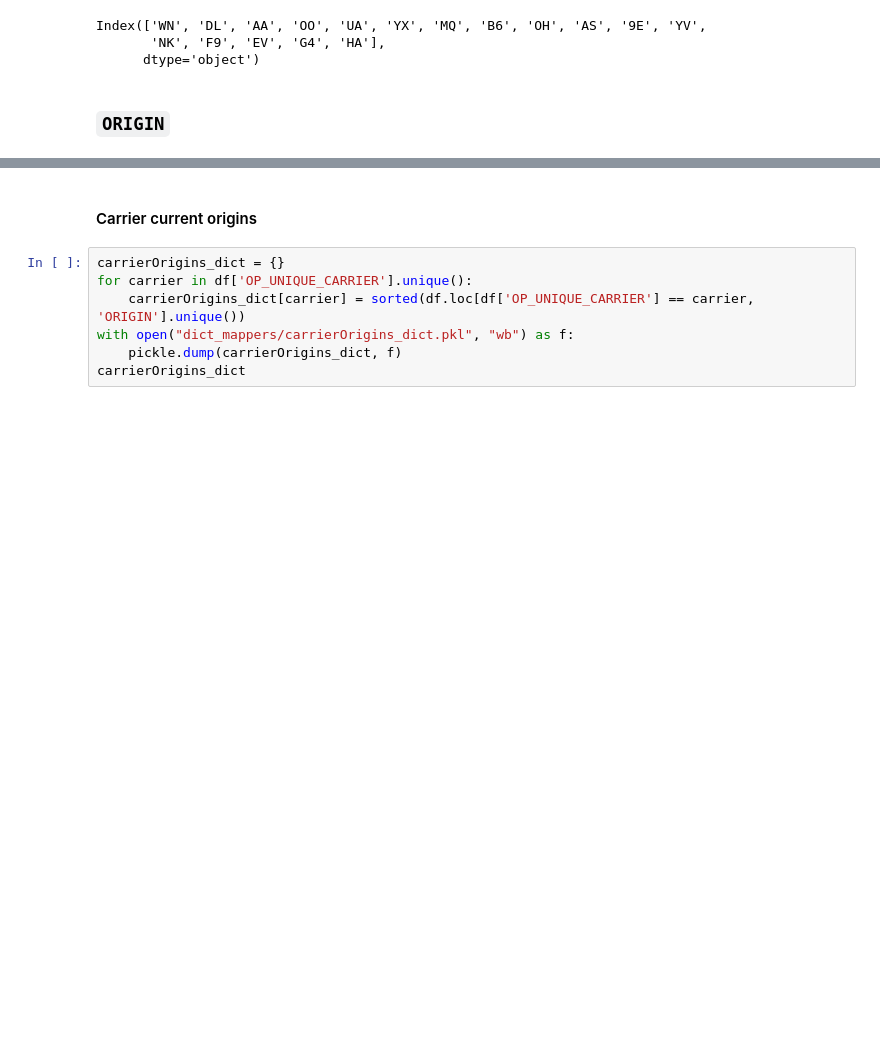
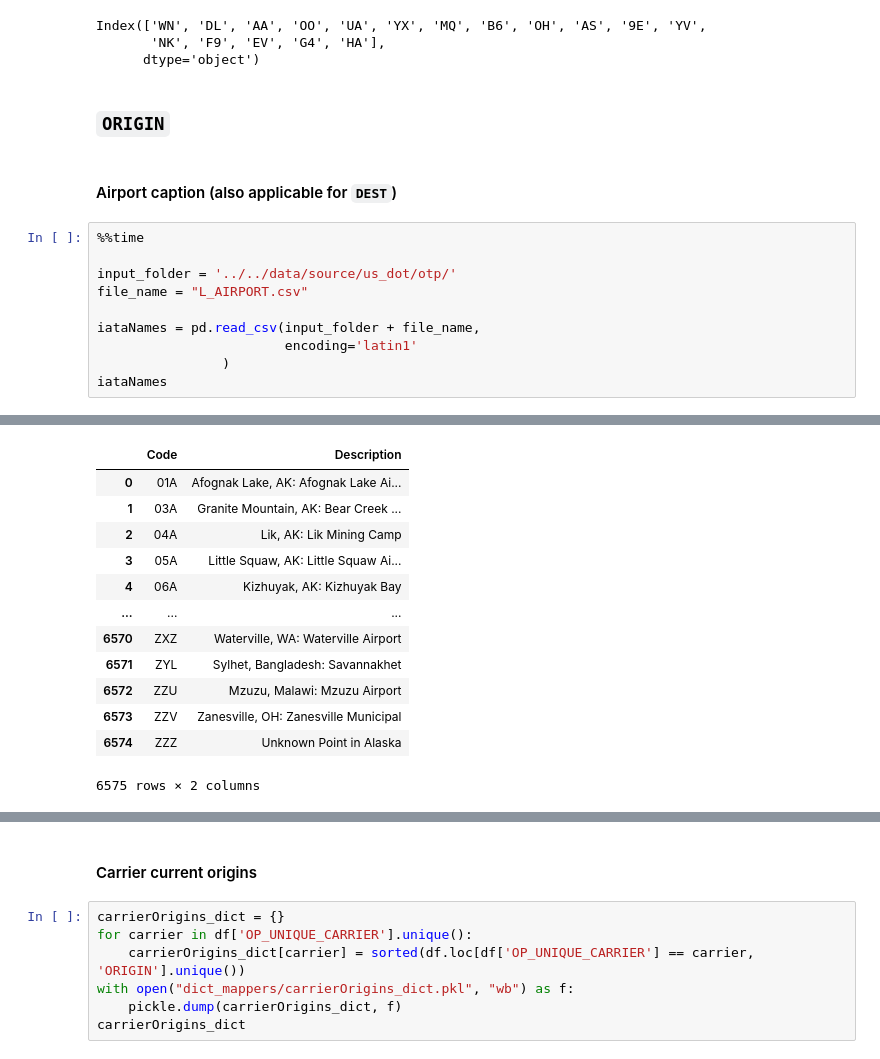
Before and after one commit to malonsol/TFM_KSchool, a Jupyter notebook: frontend/7_frontend.ipynb, the cells around one changed output, grey strips where cells are left out. Drawn from its saved outputs; the diff is of its cells as text; blank space fills up the shorter version.

Commit message:
Add caption to IATA codes

```diff
--- a/frontend/7_frontend.ipynb
+++ b/frontend/7_frontend.ipynb
@@ -302,3 +302,16 @@ Index(['WN', 'DL', 'AA', 'OO', 'UA', 'YX', 'MQ', 'B6', 'OH', 'AS', '9E', 'YV',
       dtype='object')
 # %% [markdown]
 ### `ORIGIN`
+# %% [markdown]
+#### Airport caption (also applicable for `DEST`)
+# %%
+%%time
+
+input_folder = '../../data/source/us_dot/otp/'
+file_name = "L_AIRPORT.csv"
+
+iataNames = pd.read_csv(input_folder + file_name,
+                        encoding='latin1'
+                )
+iataNames
+# %% [output]
@@ -304,0 +319,13 @@ Index(['WN', 'DL', 'AA', 'OO', 'UA', 'YX', 'MQ', 'B6', 'OH', 'AS', '9E', 'YV',
+|  | Code | Description |
+| 0 | 01A | Afognak Lake, AK: Afognak Lake Ai... |
+| 1 | 03A | Granite Mountain, AK: Bear Creek ... |
+| 2 | 04A | Lik, AK: Lik Mining Camp |
+| 3 | 05A | Little Squaw, AK: Little Squaw Ai... |
+| 4 | 06A | Kizhuyak, AK: Kizhuyak Bay |
+| ... | ... | ... |
+| 6570 | ZXZ | Waterville, WA: Waterville Airport |
+| 6571 | ZYL | Sylhet, Bangladesh: Savannakhet |
+| 6572 | ZZU | Mzuzu, Malawi: Mzuzu Airport |
+| 6573 | ZZV | Zanesville, OH: Zanesville Municipal |
+| 6574 | ZZZ | Unknown Point in Alaska |
+6575 rows × 2 columns
```
Also changed, not shown: parts of 8 cells of this notebook, 1 other file.
